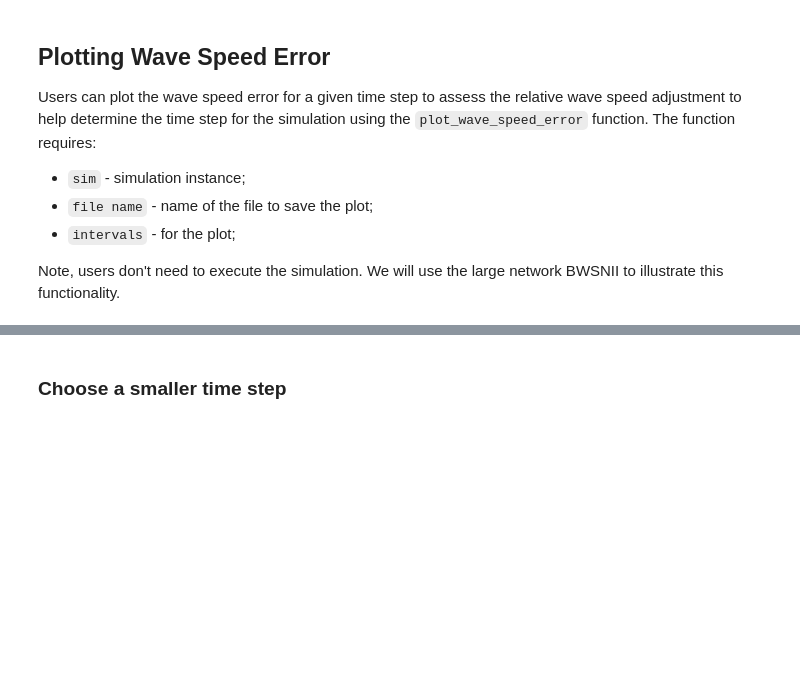
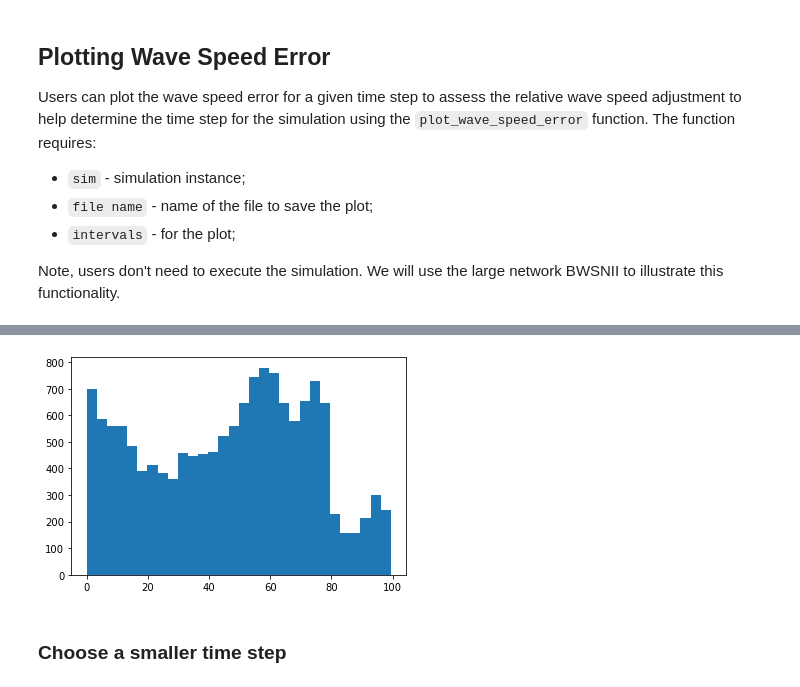
Before and after one commit to gandresr/ptsnet, a Jupyter notebook: publication/3_analytics.ipynb, the cells around one changed output, grey strips where cells are left out. Cells and saved outputs as stored; diff of their text form; code cells hidden in the pictures; blank space fills up the shorter version.

```diff
--- a/publication/3_analytics.ipynb
+++ b/publication/3_analytics.ipynb
@@ -45,4 +44,10 @@ PTSNETSimulation <duration = 20 [s] | time_steps = 200 | num_points = 46,642>
 [figure]
+# %%
+# Users can extract the wave speed adjustment associated with pipes as follows:
+plt.hist(sim.ss['pipe'].wave_speed_adjustment, 30)
+plt.show()
+# %% [output]
+[figure, added]
 # %% [markdown]
 ### Choose a smaller time step
 # %%
```
Also changed, not shown: parts of 7 cells of this notebook, 3 other files.
